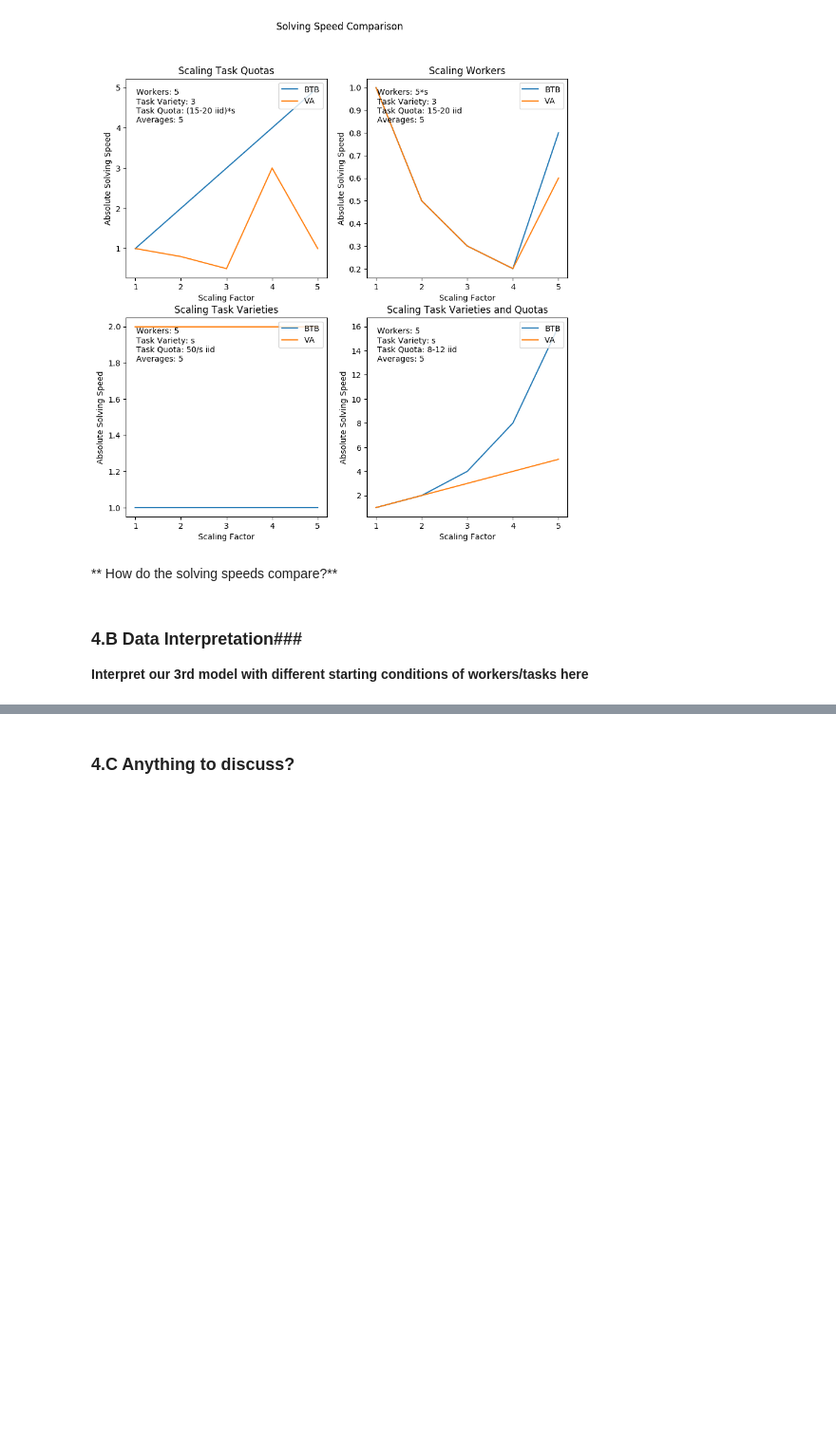
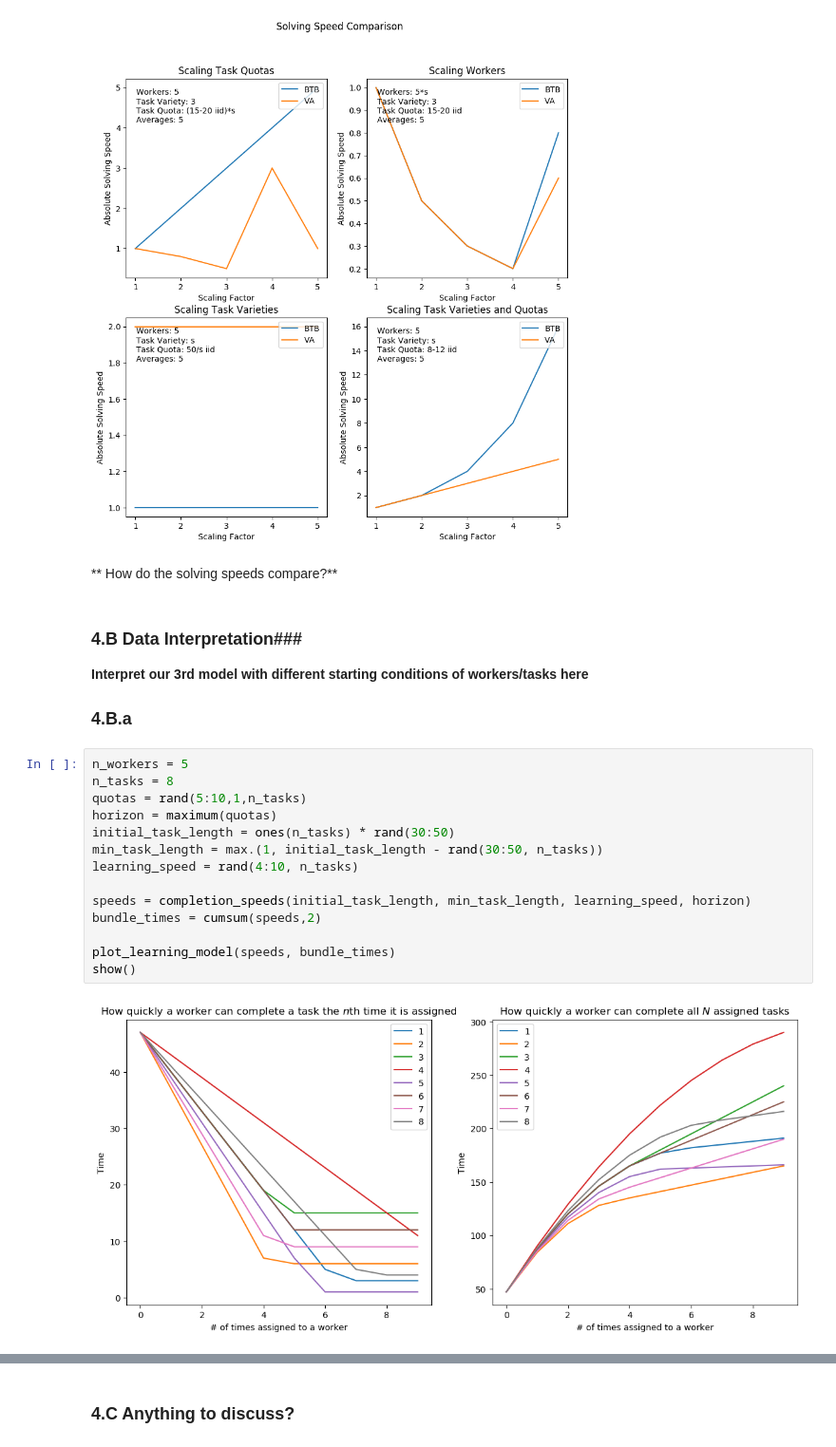
Before and after one commit to erinzm/ece524project, a Jupyter notebook: project.ipynb, the cells around one changed output, grey strips where cells are left out. Shown at 95% size. Cells and saved outputs as stored; diff of their text form; blank space fills up the shorter version.

```diff
--- a/project.ipynb
+++ b/project.ipynb
@@ -788,3 +664,22 @@ gcf(); # Needed for IJulia to plot inline
 # %% [markdown]
 ### 4.B Data Interpretation###
 **Interpret our 3rd model with different starting conditions of workers/tasks here**
+
+
+### 4.B.a
+# %%
+n_workers = 5
+n_tasks = 8
+quotas = rand(5:10,1,n_tasks)
+horizon = maximum(quotas)
+initial_task_length = ones(n_tasks) * rand(30:50)
+min_task_length = max.(1, initial_task_length - rand(30:50, n_tasks))
+learning_speed = rand(4:10, n_tasks)
+
+speeds = completion_speeds(initial_task_length, min_task_length, learning_speed, horizon)
+bundle_times = cumsum(speeds,2)
+
+plot_learning_model(speeds, bundle_times)
+show()
+# %% [output]
+[figure, added]
```
Also changed, not shown: parts of 17 cells of this notebook.
